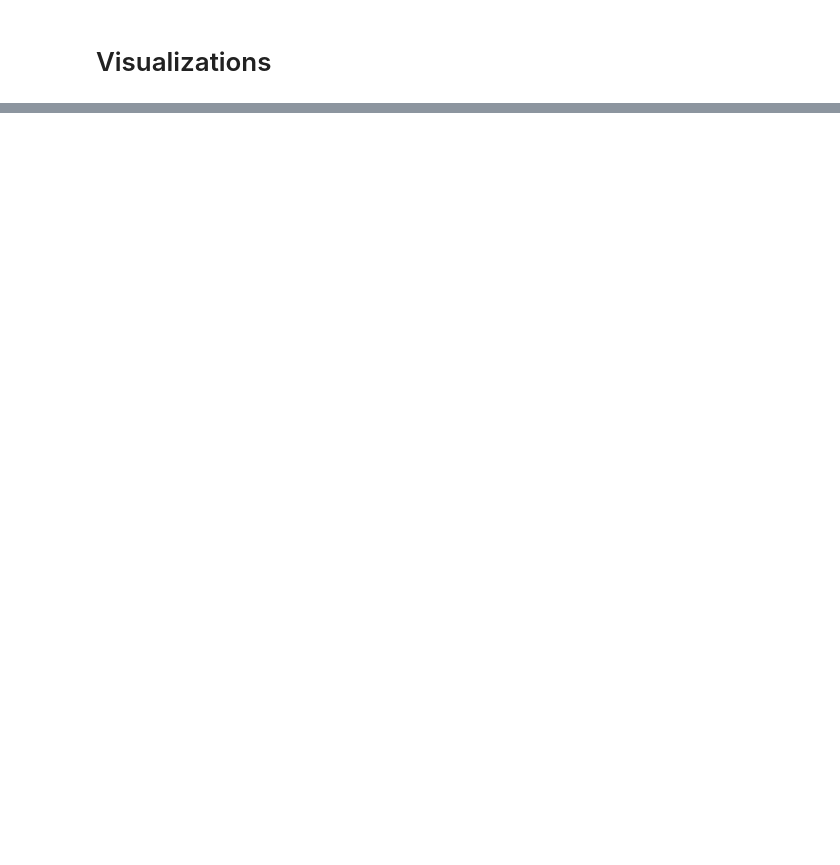
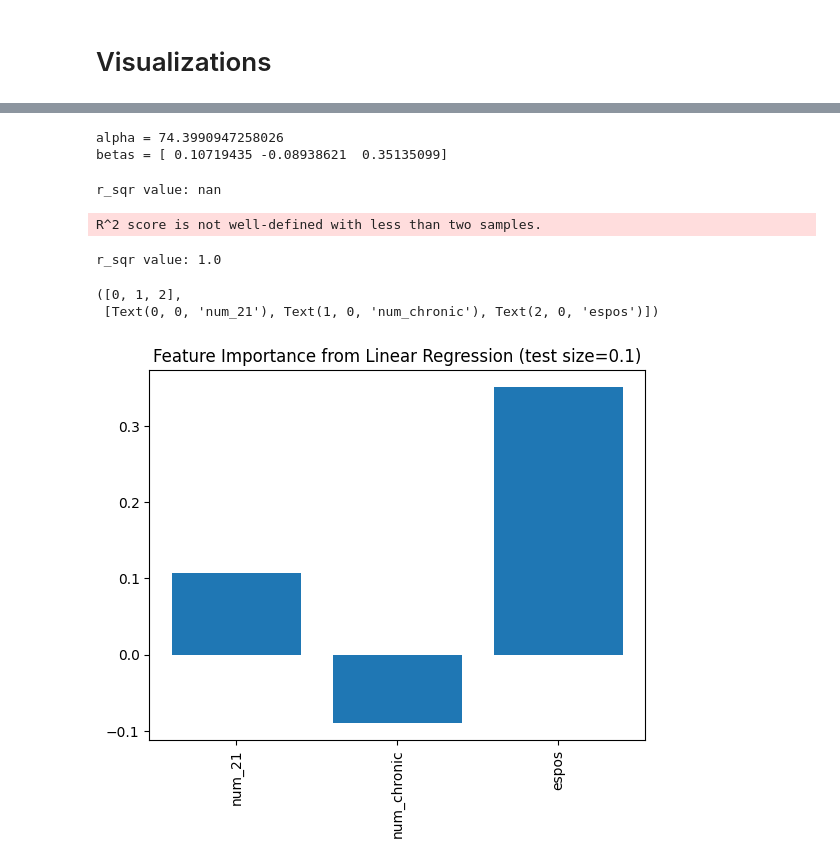
Before and after one commit to mawonuga121/ohtobeascholar, a Jupyter notebook: Awonuga_DSC4900.ipynb, the cells around one changed output, grey strips where cells are left out. Drawn from its saved outputs; the diff is of its cells as text; code cells hidden in the pictures; blank space fills up the shorter version.

```diff
--- a/Awonuga_DSC4900.ipynb
+++ b/Awonuga_DSC4900.ipynb
@@ -63,0 +86,3 @@ chronic_absent
+# %%
+predictive= pd.read_csv('https://raw.githubusercontent.com/mawonuga121/ohtobeascholar/main/predictive_model.csv')
+predictive
@@ -318,0 +468,16 @@ fig.show()
+# %%
+from sklearn.linear_model import LinearRegression
+from sklearn.model_selection import train_test_split
+college_bound_features = ["num_21",'num_chronic', 'espos']
+college_ad= predictive[college_bound_features]
+targets_ad=predictive['cgr']
+# %%
+X_train_ad, X_test_ad, y_train_ad, y_test_ad = train_test_split(college_ad, targets_ad, test_size=0.1, random_state=21)
+# %%
+model2 = LinearRegression().fit(X_train_ad, y_train_ad)
+# %%
+print(f'alpha = {model2.intercept_}')
+print(f'betas = {model2.coef_}')
+# %% [output]
+alpha = 74.3990947258026
+betas = [ 0.10719435 -0.08938621  0.35135099]
@@ -318,0 +486,17 @@ fig.show()
+# %%
+print(f'r_sqr value: {model2.score(X_test_ad, y_test_ad)}')
+# %% [output]
+r_sqr value: nan
+R^2 score is not well-defined with less than two samples.
+# %%
+print(f'r_sqr value: {model2.score(X_train_ad, y_train_ad)}')
+# %% [output]
+r_sqr value: 1.0
+# %%
+plt.bar(college_bound_features, model2.coef_)
+plt.title("Feature Importance from Linear Regression (test size=0.1)")
+plt.xticks(rotation=90)
+# %% [output]
+([0, 1, 2],
+ [Text(0, 0, 'num_21'), Text(1, 0, 'num_chronic'), Text(2, 0, 'espos')])
+[figure, added]
```
Also changed, not shown: parts of 36 cells of this notebook.
